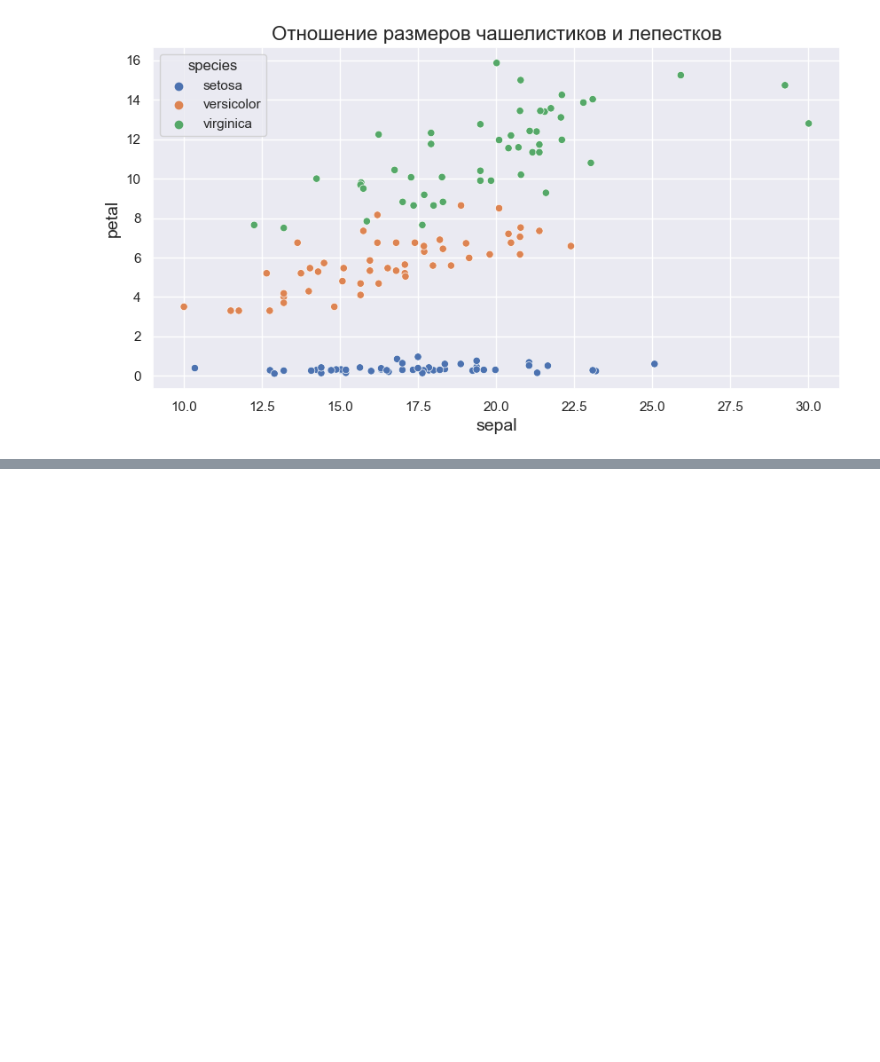
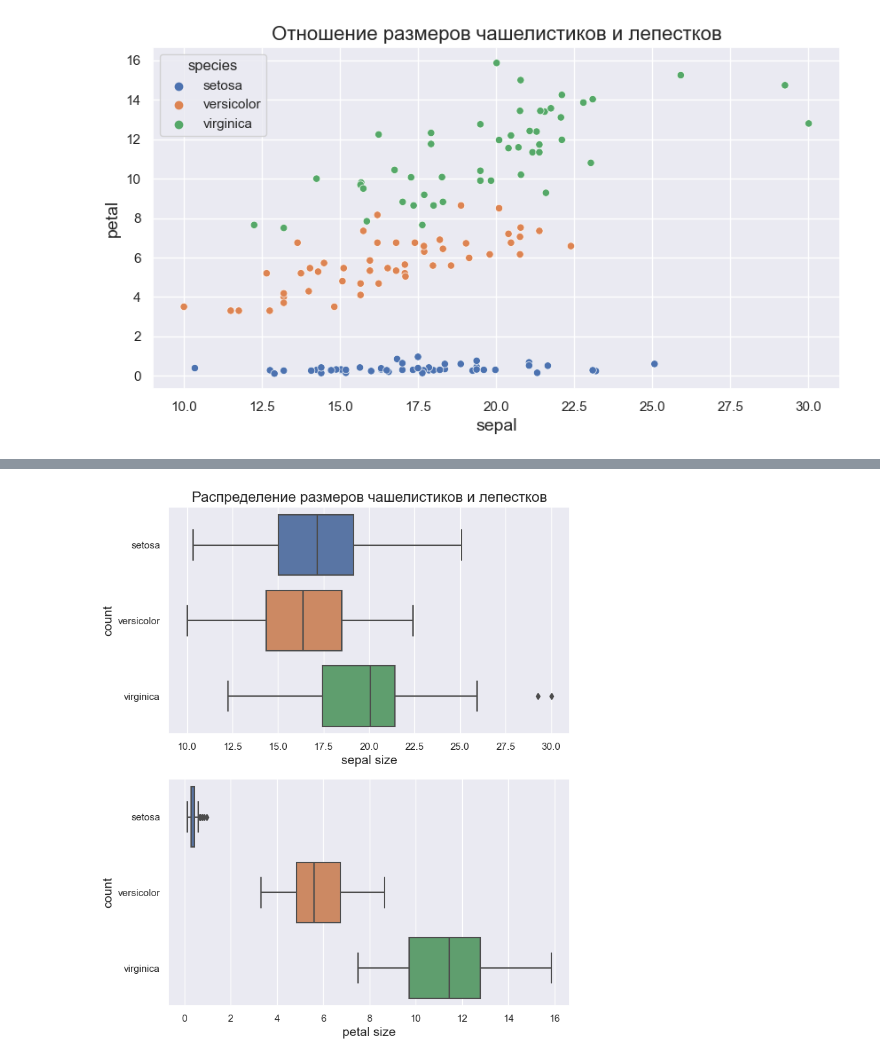
Before and after one commit to GridasovAlex/python_visualization, a Jupyter notebook: practice.ipynb, the cells around one changed output, grey strips where cells are left out. Cells and saved outputs as stored; diff of their text form; code cells hidden in the pictures; blank space fills up the shorter version.

```diff
--- a/practice.ipynb
+++ b/practice.ipynb
@@ -87,0 +111,16 @@ plt.show();
+# %%
+fig, ax = plt.subplots(2, figsize=(8,10))
+
+sns.boxplot(data,x='sepal_size', y='species', ax=ax[0])
+sns.boxplot(data,x='petal_size', y='species', ax=ax[1])
+
+ax[0].set_title('Распределение размеров чашелистиков и лепестков', fontsize = 16)
+ax[0].set_xlabel('sepal size', fontsize = 14)
+ax[0].set_ylabel('count', fontsize = 14)
+
+ax[1].set_xlabel('petal size', fontsize = 14)
+ax[1].set_ylabel('count', fontsize = 14)
+
+plt.show();
+# %% [output]
+[figure, added]
```
Also changed, not shown: parts of 2 cells of this notebook.
